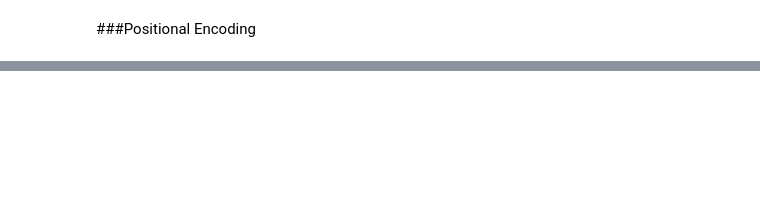
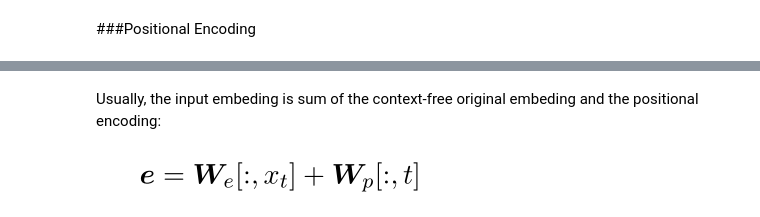
Before and after one commit to nomadicsenseis/annoted-transformer, a Jupyter notebook: The_Annoted_Transformer.ipynb, the cells around one changed output, grey strips where cells are left out. Drawn from its saved outputs; the diff is of its cells as text; code cells hidden in the pictures; blank space fills up the shorter version.

```diff
--- a/The_Annoted_Transformer.ipynb
+++ b/The_Annoted_Transformer.ipynb
@@ -553,3 +562,10 @@ class Embeddings(tf.keras.layers.Layer):
+# %% [markdown]
+Usually, the input embeding is sum of the context-free original embeding and the positional encoding:
+# %%
+from IPython.display import Image
+Image(filename='/content/input_embedding.png')
+# %% [output]
+[figure, added]
 # %%
 class PositionalEncoding(nn.Module):
 
```
Also changed, not shown: parts of 6 cells of this notebook.
